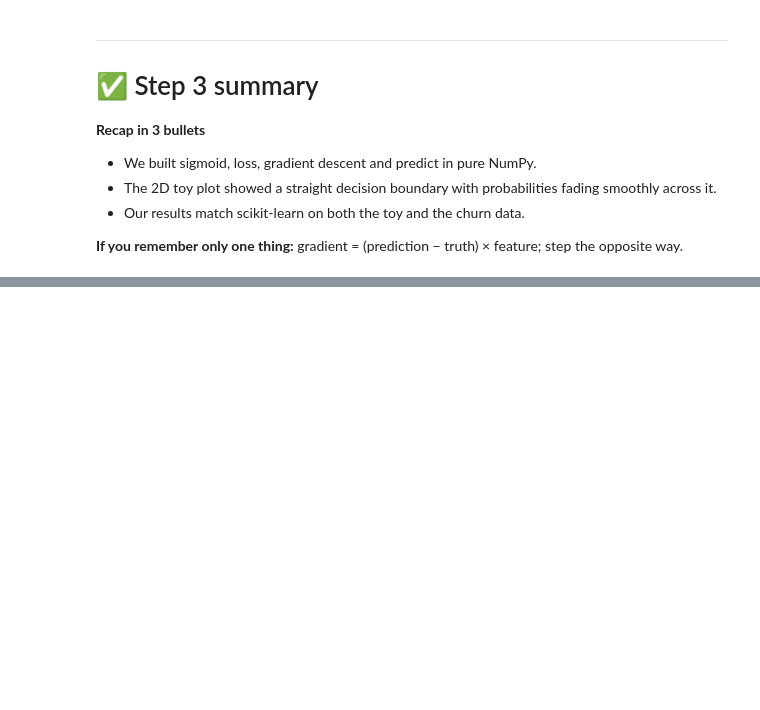
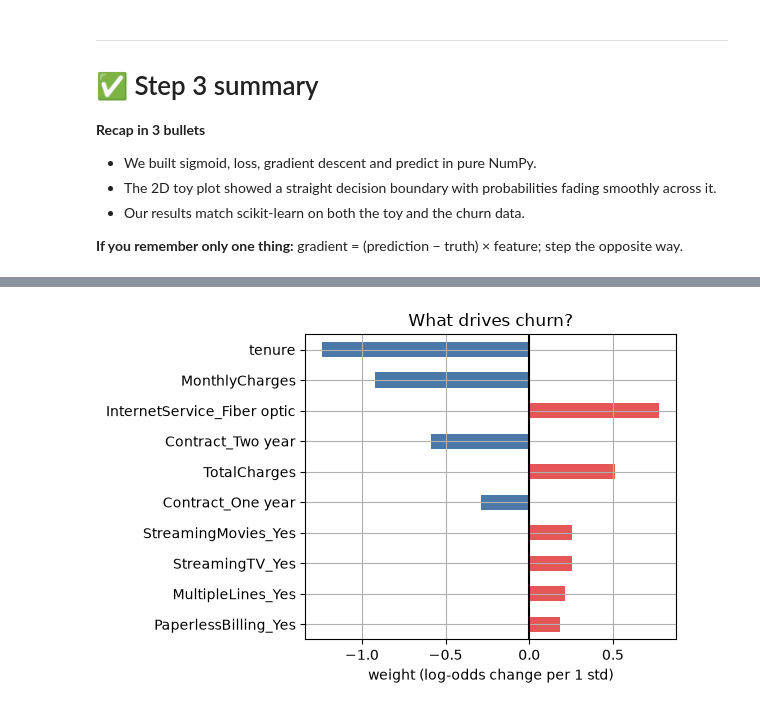
Before and after one commit to Arnav-Shrivastava/logistic-regression-zero-to-one, a Jupyter notebook: logistic_regression_zero_to_one.ipynb, the cells around one changed output, grey strips where cells are left out. Saved outputs shown, nothing was run; the diff lists cells and outputs as text; code cells hidden in the pictures; blank space fills up the shorter version.

```diff
--- a/logistic_regression_zero_to_one.ipynb
+++ b/logistic_regression_zero_to_one.ipynb
@@ -1025,0 +1051,9 @@ sklearn adds a regularisation penalty by default; our scratch model has none. A
+# %%
+from sklearn.linear_model import LogisticRegression
+from sklearn.metrics import accuracy_score, log_loss as sk_log_loss
+lr_model = LogisticRegression(max_iter=1000)        # default: L2 penalty, C=1
+lr_model.fit(Xtr, y_train)                          # learn weights from the TRAIN data
+proba = lr_model.predict_proba(Xte)[:, 1]           # P(churn) for each test customer
+pred = lr_model.predict(Xte)                        # hard 0/1 at threshold 0.5
+print("accuracy:", round(accuracy_score(y_test, pred), 4))
+print("log-loss:", round(sk_log_loss(y_test, proba), 4))
@@ -1025,0 +1086,5 @@ sklearn adds a regularisation penalty by default; our scratch model has none. A
+# %%
+coefs = pd.Series(lr_model.coef_[0], index=X.columns)       # weights with feature names
+odds_ratio = np.exp(coefs).sort_values()                      # e^weight for every feature
+print("Lower odds of churn:\n", odds_ratio.head(4).round(2))
+print("\nHigher odds of churn:\n", odds_ratio.tail(4).round(2))
@@ -1025,0 +1105,7 @@ sklearn adds a regularisation penalty by default; our scratch model has none. A
+# %%
+top = coefs.reindex(coefs.abs().sort_values().tail(10).index)   # 10 strongest weights
+top.plot.barh(color=np.where(top > 0, "#e45756", "#4c78a8"))      # red = more churn
+plt.axvline(0, color="k"); plt.xlabel("weight (log-odds change per 1 std)")
+plt.title("What drives churn?"); plt.tight_layout(); plt.show()
+# %% [output]
+[figure, added]
```
Also changed, not shown: parts of 32 cells of this notebook.
